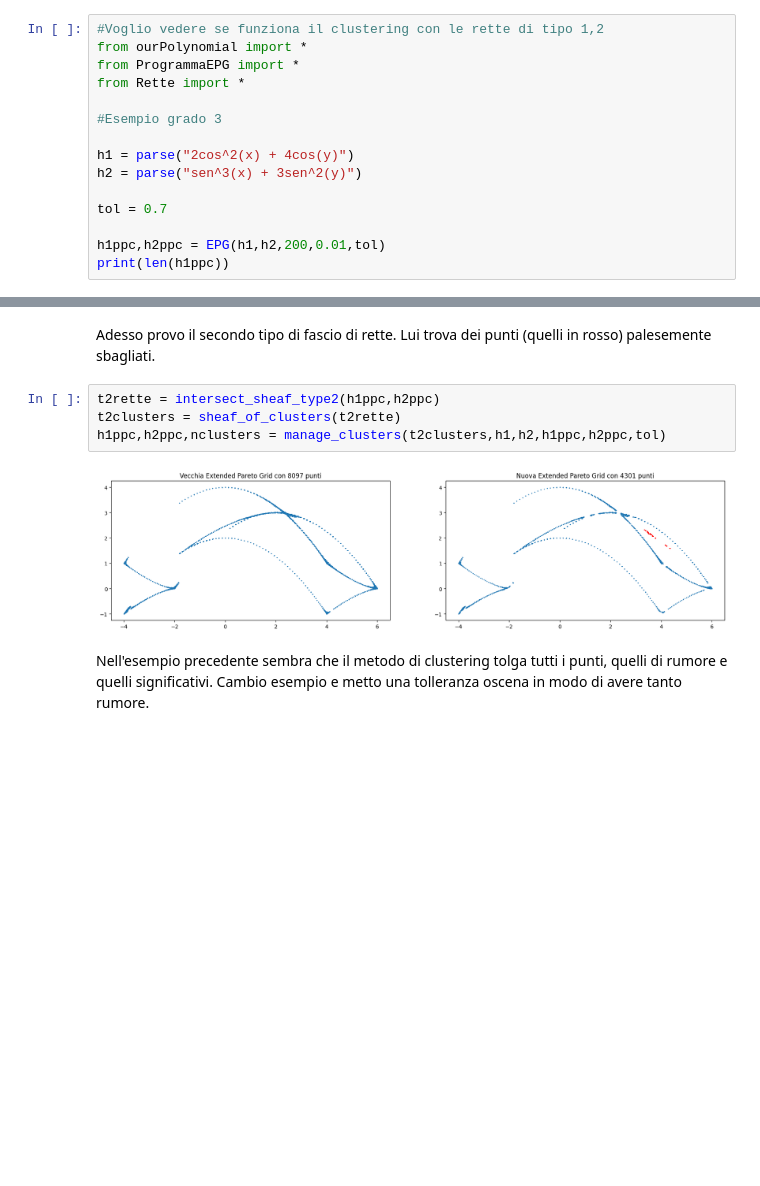
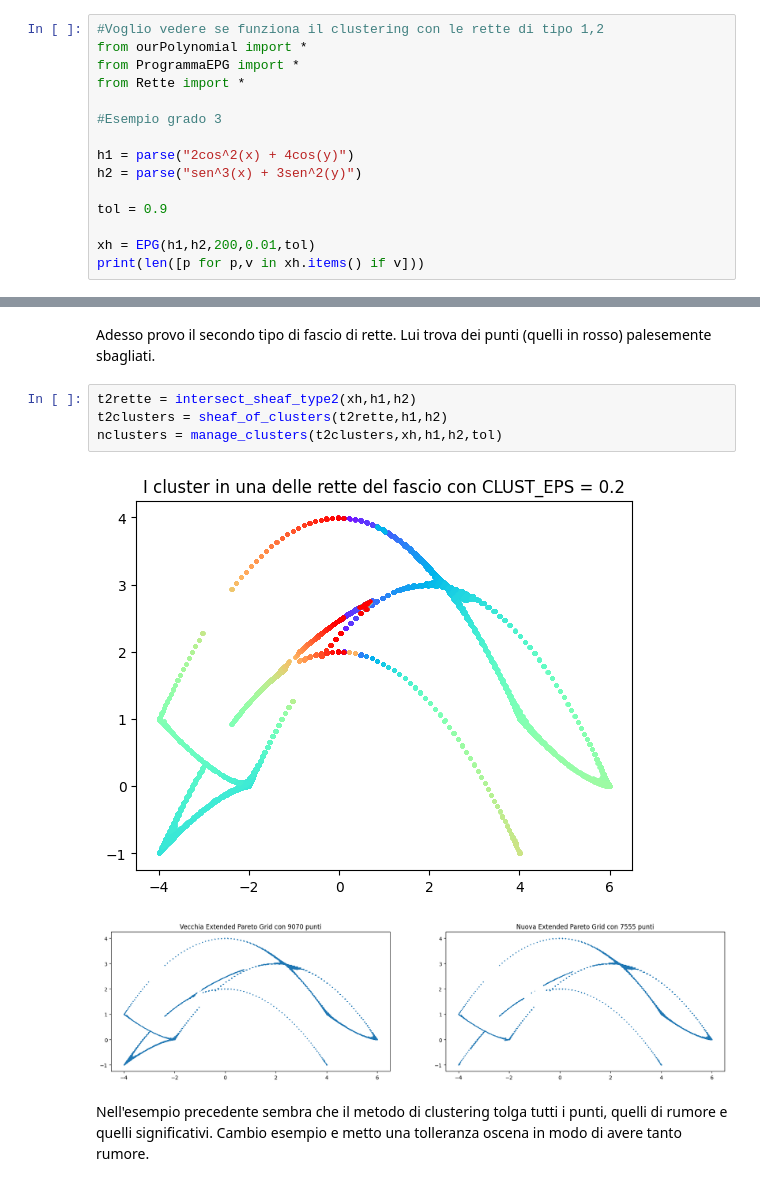
Before and after one commit to emosig/pershom, a Jupyter notebook: test_clustering.ipynb, the cells around one changed output, grey strips where cells are left out. Cells and saved outputs as stored; diff of their text form; blank space fills up the shorter version.

```diff
--- a/test_clustering.ipynb
+++ b/test_clustering.ipynb
@@ -19,8 +19,8 @@ from Rette import *
 h1 = parse("2cos^2(x) + 4cos(y)")
 h2 = parse("sen^3(x) + 3sen^2(y)")
 
-tol = 0.7
+tol = 0.9
 
-h1ppc,h2ppc = EPG(h1,h2,200,0.01,tol)
-print(len(h1ppc))
+xh = EPG(h1,h2,200,0.01,tol)
+print(len([p for p,v in xh.items() if v]))
 # %% [output]
@@ -99,11 +100,12 @@ Ho ridotto 10 clusters.
 # %% [markdown]
 Adesso provo il secondo tipo di fascio di rette. Lui trova dei punti (quelli in rosso) palesemente sbagliati.
 # %%
-t2rette = intersect_sheaf_type2(h1ppc,h2ppc)
-t2clusters = sheaf_of_clusters(t2rette)
-h1ppc,h2ppc,nclusters = manage_clusters(t2clusters,h1,h2,h1ppc,h2ppc,tol)
+t2rette = intersect_sheaf_type2(xh,h1,h2)
+t2clusters = sheaf_of_clusters(t2rette,h1,h2)
+nclusters = manage_clusters(t2clusters,xh,h1,h2,tol)
 # %% [output]
-[figure, old version]
+[figure, new version]
+[figure, added]
 # %% [markdown]
 Nell'esempio precedente sembra che il metodo di clustering tolga tutti i punti, quelli di rumore e quelli significativi. Cambio esempio e metto una tolleranza oscena in modo di avere tanto rumore.
 # %%
```
Also changed, not shown: parts of 6 cells of this notebook, 5 other files.
